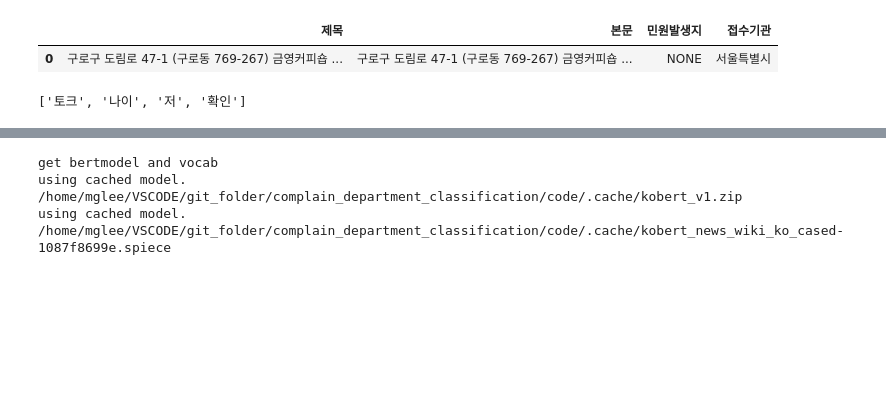
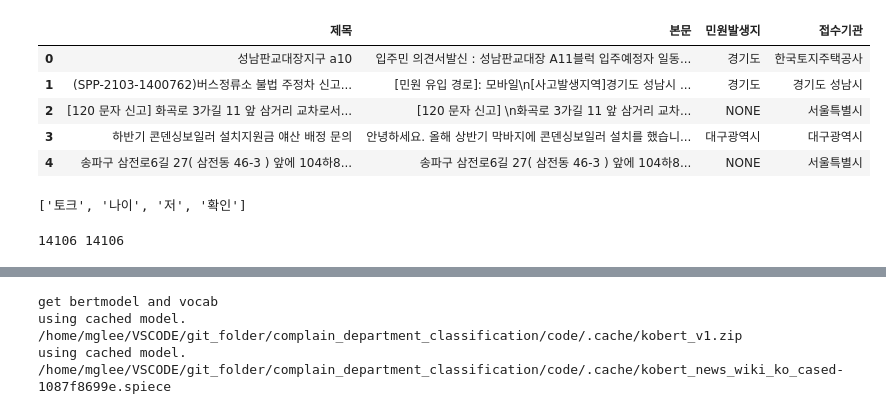
Before and after one commit to mglee815/complain_QnA, a Jupyter notebook: code/saved_model_load_and_predict.ipynb, the cells around one changed output, grey strips where cells are left out. Saved outputs shown, nothing was run; the diff lists cells and outputs as text; code cells hidden in the pictures; blank space fills up the shorter version.

```diff
--- a/code/saved_model_load_and_predict.ipynb
+++ b/code/saved_model_load_and_predict.ipynb
@@ -35,0 +29,11 @@ pred_data.reset_index(inplace = True, drop = True)
+# %%
+pred_data = data.iloc[950000:1050000, :]
+#앞쪽 5만은 학습사용 뒤쪽 5만은 학습 사용하지 않음
+pred_A = pred_data[:50000]
+pred_B = pred_data[50000:]
+
+#어떤것으로 테스트할까요?
+pred_data = pred_A[['제목', '본문', '민원발생지', '접수기관']]
+#pred_data = pred_B[['제목', '본문', '민원발생지', '접수기관']]
+pred_data.reset_index(inplace = True, drop = True)
+pred_data.info()
@@ -36,11 +52,14 @@ pred_data.reset_index(inplace = True, drop = True)
 # %%
 pred_data['본문'] = pred_data['본문'].str.strip()
 pred_data['본문'] = pred_data['본문'].str.replace("\r\n", '')
+pred_data.head(5)
+# %% [output]
+|  | 제목 | 본문 | 민원발생지 | 접수기관 |
+| 0 | 성남판교대장지구 a10 | 입주민 의견서발신 : 성남판교대장 A11블럭 입주예정자 일동... | 경기도 | 한국토지주택공사 |
+| 1 | (SPP-2103-1400762)버스정류소 불법 주정차 신고... | [민원 유입 경로]: 모바일\n[사고발생지역]경기도 성남시 ... | 경기도 | 경기도 성남시 |
+| 2 | [120 문자 신고] 화곡로 3가길 11 앞 삼거리 교차로서... | [120 문자 신고] \n화곡로 3가길 11 앞 삼거리 교차... | NONE | 서울특별시 |
+| 3 | 하반기 콘덴싱보일러 설치지원금 얘산 배정 문의 | 안녕하세요. 올해 상반기 막바지에 콘덴싱보일러 설치를 했습니... | 대구광역시 | 대구광역시 |
+| 4 | 송파구 삼전로6길 27( 삼전동 46-3 ) 앞에 104하8... | 송파구 삼전로6길 27( 삼전동 46-3 ) 앞에 104하8... | NONE | 서울특별시 |
-# %%
-pred_data.head(1)
-# %% [output]
-|  | 제목 | 본문 | 민원발생지 | 접수기관 |
-| 0 | 구로구 도림로 47-1 (구로동 769-267) 금영커피숍 ... | 구로구 도림로 47-1 (구로동 769-267) 금영커피숍 ... | NONE | 서울특별시 |
 # %%
 from konlpy.tag import Okt
 okt = Okt()
@@ -75,5 +93,9 @@ idx_list = []
 for idx, item in enumerate(pred_data['접수기관']):
     if item in label_to_int.keys():
         idx_list.append(idx)
+# %%
+print(len(pred_data) , len(idx_list))
+# %% [output]
+14106 14106
 # %%
 pred_data = pred_data.iloc[idx_list, :]
```
Also changed, not shown: parts of 34 cells of this notebook, 3 other files.
